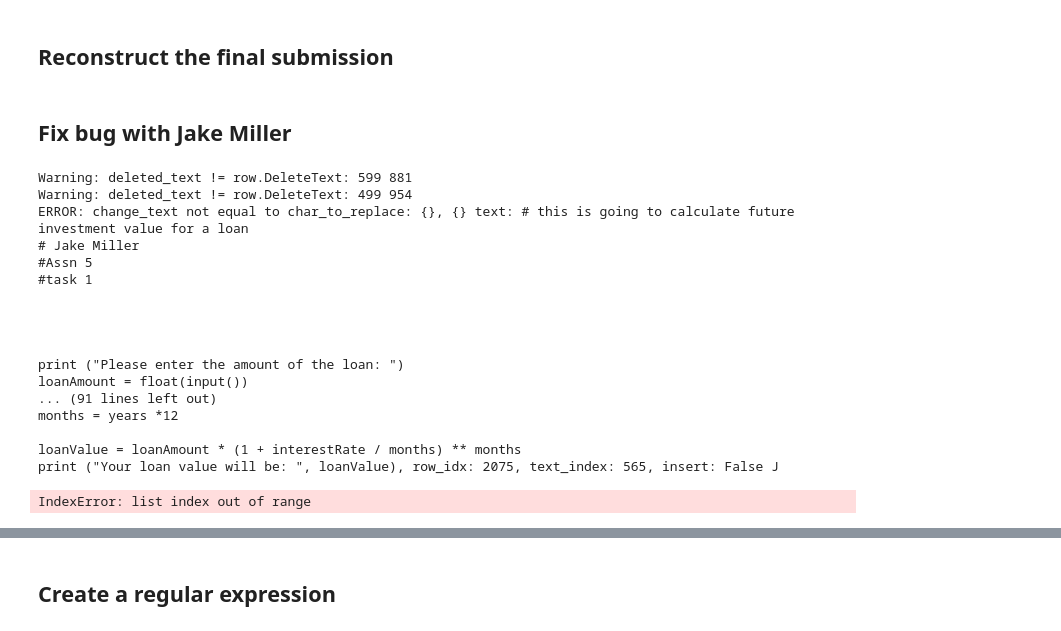
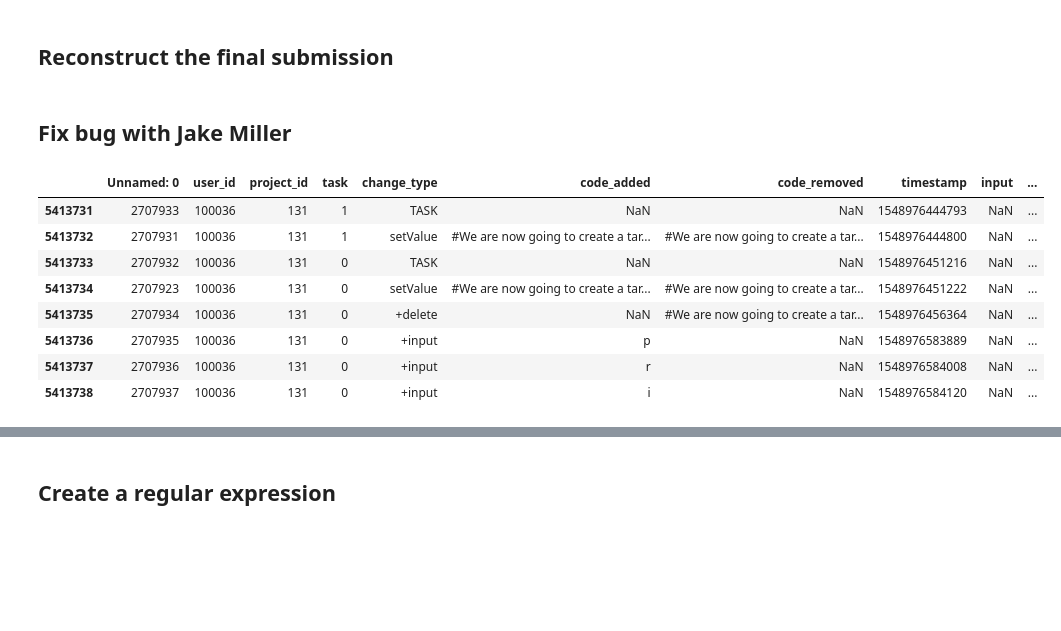
Before and after one commit to EdwardsLabUSU/DeidentifyKeystrokes, a Jupyter notebook: deidentify.ipynb, the cells around one changed output, grey strips where cells are left out. Saved outputs shown, nothing was run; the diff lists cells and outputs as text; code cells hidden in the pictures; blank space fills up the shorter version.

```diff
--- a/deidentify.ipynb
+++ b/deidentify.ipynb
@@ -97,57 +97,22 @@ def reconstruct(df, debug=False):
         display(error)
 
     return buf, delete_buf, inserts, deletes, deleted_inserts
-# %% [markdown]
-## Fix bug with Jake Miller
-# %%
-test = df_2019[df_2019.SubjectID.isin(['100036'])].copy()
-# test = df_2019[df_2019.SubjectID.isin(list(range(100030,100040)))]
-
-test = test[test.AssignmentID == '131']
-test = test[test.CodeStateSection == 'task0.py']
-
-# test[~(test.DeleteText.isna())&(test.EventType != 'File.Edit')].head()
-
-# test = test.iloc[:1180].copy().reset_index()
-test = test.copy().reset_index()
-# program, deleted_text, entries, deletes, deleted_inserts = reconstruct(test.iloc[:990])
-program, deleted_text, entries, deletes, deleted_inserts = reconstruct(test)
-# print(deleted_text)
-# with open('test.txt', 'w') as f:
-#     f.write(deleted_text)
-
-# for i in re.finditer('jake', deleted_text, flags=re.IGNORECASE):
-#     print(i)
-
-mask_re = 'jake'
-replace_with = '@@@@@@@@@@@@@@@@@@@@@@@@@@@@@@'
-
-masked = test.copy()
-# masked, ms1 = mask(masked, program, entries, True, mask_re, replace_with)
-masked, ms2 = mask(masked, deleted_text, deletes, False, mask_re, replace_with, deleted_inserts)
-
-program, deleted_text, entries, deletes, deleted_inserts = reconstruct(masked.iloc[:2060])
-print(program)
-# id2names = {'100036':['jake miller']}
-# test,ms,programs,program_heads,deleted = deidentifyps2(test, id2names=id2names, header_offset=0)
-
-# test.to_csv('test.csv')
-# %% [output]
-Warning: deleted_text != row.DeleteText: 599 881
-Warning: deleted_text != row.DeleteText: 499 954
-ERROR: change_text not equal to char_to_replace: {}, {} text: # this is going to calculate future investment value for a loan
-# Jake Miller
-#Assn 5
-#task 1
-
-
-
-
-print ("Please enter the amount of the loan: ")
-loanAmount = float(input())
-... (91 lines left out)
-months = years *12
-
-loanValue = loanAmount * (1 + interestRate / months) ** months
-print ("Your loan value will be: ", loanValue), row_idx: 2075, text_index: 565, insert: False J
-IndexError: list index out of range
+# %% [markdown]
+## Fix bug with Jake Miller
+# %%
+df = pd.read_csv('data-2019/bak/project-events.csv')
+# %%
+df.head()
+test = df[df.user_id == 100036].copy()
+test = test[(test.timestamp > 1548976440848)&(test.timestamp < 1548976584332)]
+test
+# %% [output]
+|  | Unnamed: 0 | user_id | project_id | task | change_type | code_added | code_removed | timestamp | input | ... |
+| 5413731 | 2707933 | 100036 | 131 | 1 | TASK | NaN | NaN | 1548976444793 | NaN | ... |
+| 5413732 | 2707931 | 100036 | 131 | 1 | setValue | #We are now going to create a tar... | #We are now going to create a tar... | 1548976444800 | NaN | ... |
+| 5413733 | 2707932 | 100036 | 131 | 0 | TASK | NaN | NaN | 1548976451216 | NaN | ... |
+| 5413734 | 2707923 | 100036 | 131 | 0 | setValue | #We are now going to create a tar... | #We are now going to create a tar... | 1548976451222 | NaN | ... |
+| 5413735 | 2707934 | 100036 | 131 | 0 | +delete | NaN | #We are now going to create a tar... | 1548976456364 | NaN | ... |
+| 5413736 | 2707935 | 100036 | 131 | 0 | +input | p | NaN | 1548976583889 | NaN | ... |
+| 5413737 | 2707936 | 100036 | 131 | 0 | +input | r | NaN | 1548976584008 | NaN | ... |
+| 5413738 | 2707937 | 100036 | 131 | 0 | +input | i | NaN | 1548976584120 | NaN | ... |
```
Also changed, not shown: parts of 14 cells of this notebook, 1 other file.
